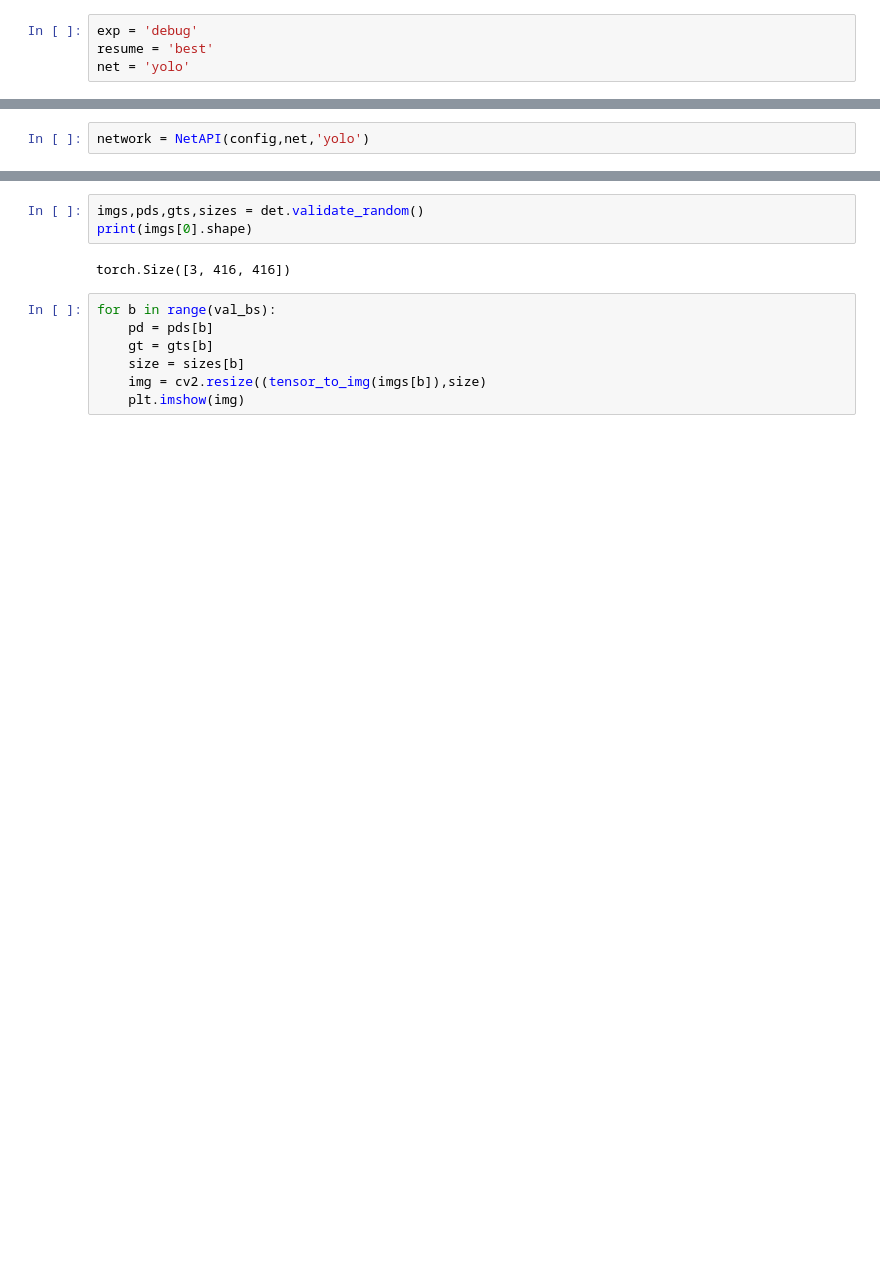
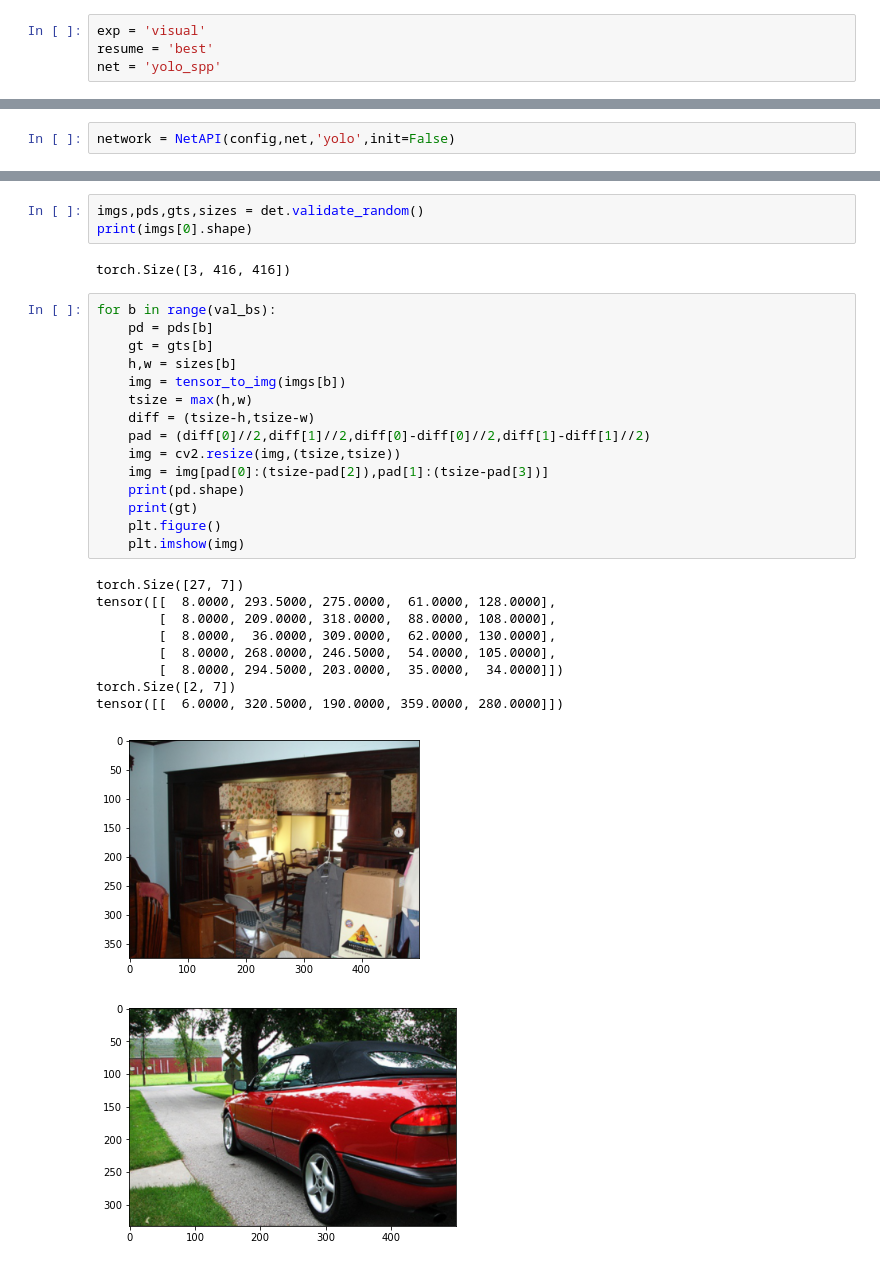
Before and after one commit to Pamikk/obj_det_loss, a Jupyter notebook: visualization.ipynb, the cells around one changed output, grey strips where cells are left out. Drawn from its saved outputs; the diff is of its cells as text; blank space fills up the shorter version.

```diff
--- a/visualization.ipynb
+++ b/visualization.ipynb
@@ -30,9 +30,9 @@ def draw_bboxes_wt_text(img,bboxes,color,th=1):
         img_ =cv2.rectangle(img_,pt1,pt2,color,thickness = th)
     return img_
 # %%
-exp = 'debug'
+exp = 'visual'
 resume = 'best'
-net = 'yolo'
+net = 'yolo_spp'
 # %%
 config  = cfg(mode='val')
 val_set = dataset(config)
@@ -48,4 +48,4 @@ torch.manual_seed(2333)
 torch.backends.cudnn.deterministic = True
 torch.backends.cudnn.benchmark = False
 # %%
-network = NetAPI(config,net,'yolo')
+network = NetAPI(config,net,'yolo',init=False)
@@ -62,10 +59,29 @@ imgs,pds,gts,sizes = det.validate_random()
 print(imgs[0].shape)
 # %% [output]
 torch.Size([3, 416, 416])
-# %%
-for b in range(val_bs):
-    pd = pds[b]
-    gt = gts[b]
-    size = sizes[b]
-    img = cv2.resize((tensor_to_img(imgs[b]),size)
-    plt.imshow(img)
+# %%
+for b in range(val_bs):
+    pd = pds[b]
+    gt = gts[b]
+    h,w = sizes[b]
+    img = tensor_to_img(imgs[b])
+    tsize = max(h,w)
+    diff = (tsize-h,tsize-w)
+    pad = (diff[0]//2,diff[1]//2,diff[0]-diff[0]//2,diff[1]-diff[1]//2)
+    img = cv2.resize(img,(tsize,tsize))
+    img = img[pad[0]:(tsize-pad[2]),pad[1]:(tsize-pad[3])]
+    print(pd.shape)
+    print(gt)
+    plt.figure()
+    plt.imshow(img)
+# %% [output]
+torch.Size([27, 7])
+tensor([[  8.0000, 293.5000, 275.0000,  61.0000, 128.0000],
+        [  8.0000, 209.0000, 318.0000,  88.0000, 108.0000],
+        [  8.0000,  36.0000, 309.0000,  62.0000, 130.0000],
+        [  8.0000, 268.0000, 246.5000,  54.0000, 105.0000],
+        [  8.0000, 294.5000, 203.0000,  35.0000,  34.0000]])
+torch.Size([2, 7])
+tensor([[  6.0000, 320.5000, 190.0000, 359.0000, 280.0000]])
+[figure, added]
+[figure, added]
```
Also changed, not shown: parts of 2 cells of this notebook, 5 other files.
